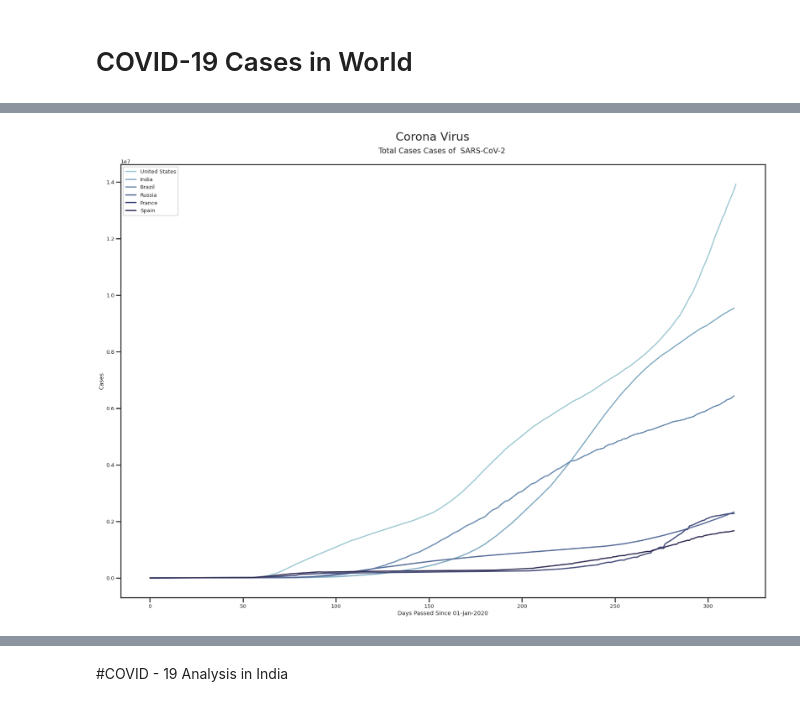
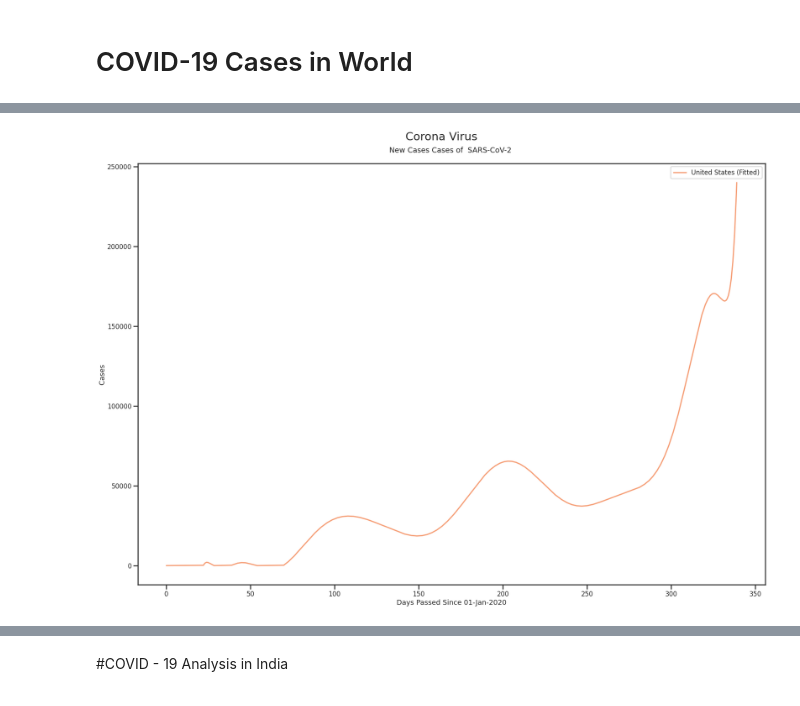
Before and after one commit to terminate9298/Corona-Visualization-and-Prediction, a Jupyter notebook: COVID 19 Visualization and Forecasting.ipynb, the cells around one changed output, grey strips where cells are left out. Cells and saved outputs as stored; diff of their text form; code cells hidden in the pictures.

```diff
--- a/COVID 19 Visualization and Forecasting.ipynb
+++ b/COVID 19 Visualization and Forecasting.ipynb
@@ -550,40 +552,40 @@ plt.savefig('/content/{} {}.{}'.format(Save_Name , time.time() , Format_To_Save)
 #@markdown <h3>⬅️ Click Here to START Plotting</h3>
 #@markdown <br><center><img src='https://assets.website-files.com/5d9ba0eb5f6edb77992a99d0/5e62506c9394b24aa66cf385_iconfinder_connection-route-spread-virus-global_5728179.png' height="200" alt="Gdrive-logo"/></center>
 #@markdown <center><h2>Plot Corona Virus Cases in Country</h2></center><br>
 Save_Name = "Country  Plot" #@param {type:"string"}
-Plot_Column = "total_cases" #@param ['total_cases', 'new_cases','new_cases_smoothed', 'total_deaths', 'new_deaths', 'new_deaths_smoothed', 'total_cases_per_million', 'new_cases_per_million', 'new_cases_smoothed_per_million', 'total_deaths_per_million', 'new_deaths_per_million', 'new_deaths_smoothed_per_million', 'reproduction_rate', 'icu_patients', 'icu_patients_per_million', 'hosp_patients', 'hosp_patients_per_million', 'weekly_icu_admissions', 'weekly_icu_admissions_per_million', 'weekly_hosp_admissions','weekly_hosp_admissions_per_million', 'total_tests', 'new_tests', 'total_tests_per_thousand', 'new_tests_per_thousand', 'new_tests_smoothed', 'new_tests_smoothed_per_thousand', 'tests_per_case', 'positive_rate', 'tests_units', 'stringency_index', 'population', 'population_density', 'median_age', 'aged_65_older', 'aged_70_older', 'gdp_per_capita', 'extreme_poverty', 'cardiovasc_death_rate', 'diabetes_prevalence', 'female_smokers', 'male_smokers', 'handwashing_facilities', 'hospital_beds_per_thousand', 'life_expectancy', 'human_development_index']
+Plot_Column = "new_cases" #@param ['total_cases', 'new_cases','new_cases_smoothed', 'total_deaths', 'new_deaths', 'new_deaths_smoothed', 'total_cases_per_million', 'new_cases_per_million', 'new_cases_smoothed_per_million', 'total_deaths_per_million', 'new_deaths_per_million', 'new_deaths_smoothed_per_million', 'reproduction_rate', 'icu_patients', 'icu_patients_per_million', 'hosp_patients', 'hosp_patients_per_million', 'weekly_icu_admissions', 'weekly_icu_admissions_per_million', 'weekly_hosp_admissions','weekly_hosp_admissions_per_million', 'total_tests', 'new_tests', 'total_tests_per_thousand', 'new_tests_per_thousand', 'new_tests_smoothed', 'new_tests_smoothed_per_thousand', 'tests_per_case', 'positive_rate', 'tests_units', 'stringency_index', 'population', 'population_density', 'median_age', 'aged_65_older', 'aged_70_older', 'gdp_per_capita', 'extreme_poverty', 'cardiovasc_death_rate', 'diabetes_prevalence', 'female_smokers', 'male_smokers', 'handwashing_facilities', 'hospital_beds_per_thousand', 'life_expectancy', 'human_development_index']
 Use_Method = "sum" #@param ["sum", "mean", "max", "median", "min", "std", "var"]
-Plot_top = 6 #@param {type:"slider", min:0, max:100, step:1}
-Regression_Power = 0 #@param {type:"slider", min:0, max:20, step:1}
-Train_on_days_from = 42 #@param {type:"slider", min:0, max:300, step:1}
-Predict_of_future_days = 6 #@param {type:"slider", min:0, max:200, step:1}
-Line_Plot = True #@param {type:"boolean"}
+Plot_top = 1 #@param {type:"slider", min:0, max:100, step:1}
+Regression_Power = 18 #@param {type:"slider", min:0, max:20, step:1}
+Train_on_days_from = 0 #@param {type:"slider", min:0, max:300, step:1}
+Predict_of_future_days = 0 #@param {type:"slider", min:0, max:200, step:1}
+Line_Plot = False #@param {type:"boolean"}
 
 
 Locations = World_.groupby('location').agg({Plot_Column:Use_Method}).sort_values(by=[Plot_Column] , ascending = False).reset_index()['location'].head(Plot_top+1).values
 
 plot_color = list(sns.color_palette(Style_Color,n_colors=len(Locations)*2).as_hex())
 
 plt.figure(figsize=(Graphs_Width,Graphs_Height))
 for i,Location in enumerate(Locations):
   if Location in World_.location.unique() and Location != 'World' :
     data = World_[World_.location == Location]
     if Line_Plot:
       plt.plot(data[Plot_Column].values, label = '{}'.format(Location) , color = plot_color[i*2] )
     if Regression_Power:
       model = np.poly1d(np.polyfit(data['Days_Passed'].values[Train_on_days_from:], data[Plot_Column].values[Train_on_days_from:], Regression_Power))
       polyline = np.linspace(Train_on_days_from, World_['Days_Passed'].max()+Predict_of_future_days, 5000)
       plt.plot(polyline , [0 if i<0 else i for i in model(polyline)]  , label = '{} (Fitted)'.format(Location) , color = plot_color[i*2+1])
 
 plt.suptitle(Sup_Title, fontsize = 29)
 plt.title('{} Cases of  SARS-CoV-2 \n'.format(Plot_Column.replace('_',' ').title() ) , fontsize = 19)
 plt.legend()
 plt.ylabel('Cases')
 plt.xlabel('Days Passed Since 01-Jan-2020')
 plt.subplots_adjust(top=SubPlot_Top)
 plt.savefig('/content/{} {}.{}'.format(Save_Name , time.time() , Format_To_Save) , bbox_inches = 'tight')
 # %% [output]
-[figure, old version]
+[figure, new version]
 # %%
 #@markdown <h3>⬅️ Click Here to START Plotting</h3>
 #@markdown <br><center><img src='https://images.vexels.com/media/users/3/151175/isolated/preview/c8cccfd752a2c029daaa084aca6bb2bc-percent-pie-chart-doodle-by-vexels.png' height="200" alt="Gdrive-logo"/></center>
```
Also changed, not shown: parts of 31 cells of this notebook.
